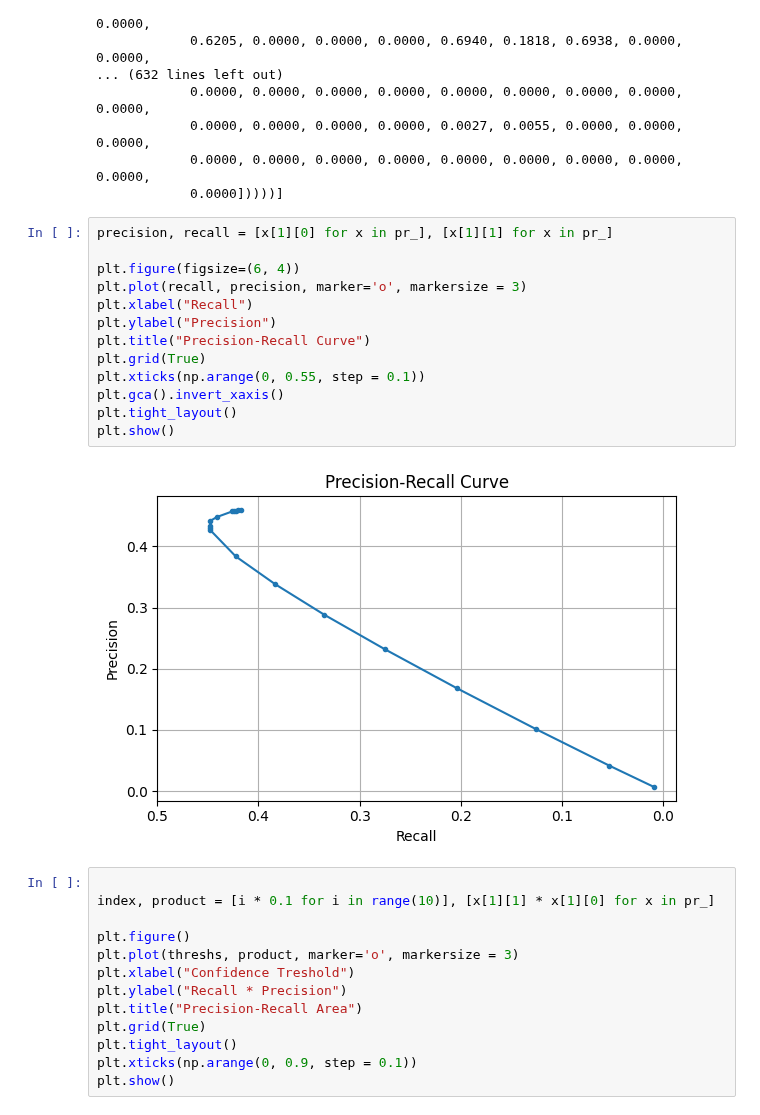
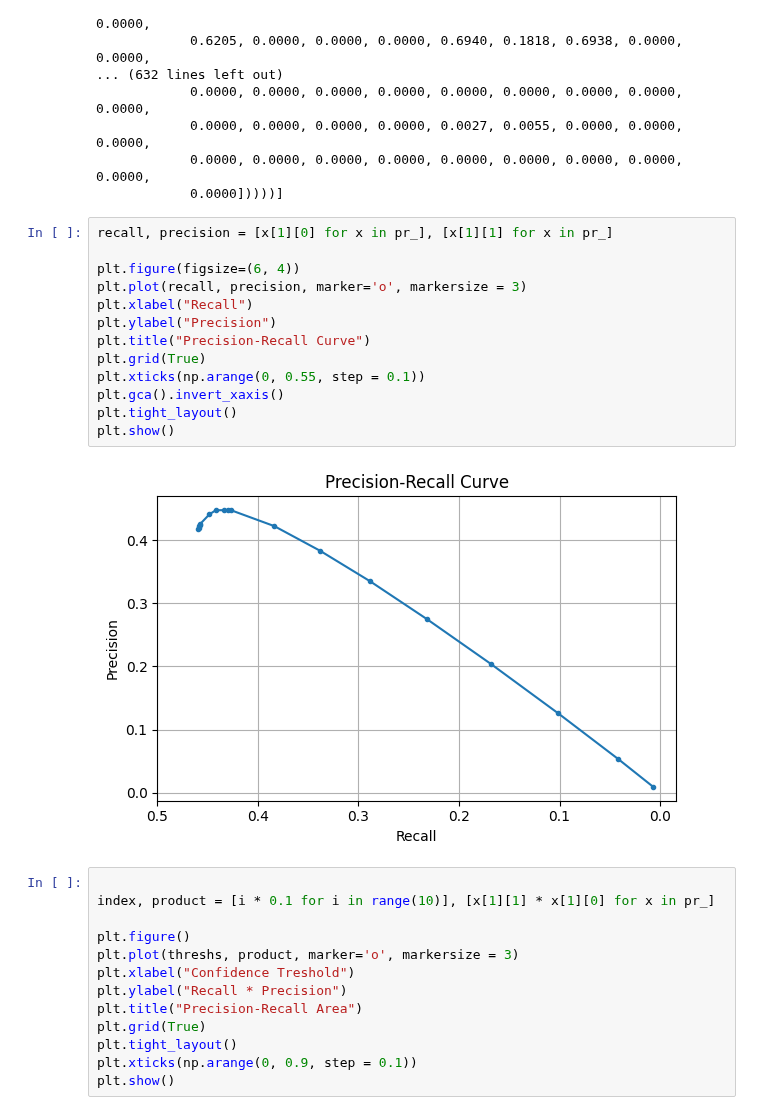
Before and after one commit to fusiongodo/yolo-score, a Jupyter notebook: model_and_training_evaluation.ipynb, the cells around one changed output. Cells and saved outputs as stored; diff of their text form.

Commit message:
Edit training plots.

```diff
--- a/model_and_training_evaluation.ipynb
+++ b/model_and_training_evaluation.ipynb
@@ -80,20 +80,20 @@ pr_
             0.0000, 0.0000, 0.0000, 0.0000, 0.0000, 0.0000, 0.0000, 0.0000, 0.0000,
             0.0000]))))]
 # %%
-precision, recall = [x[1][0] for x in pr_], [x[1][1] for x in pr_]
+recall, precision = [x[1][0] for x in pr_], [x[1][1] for x in pr_]
 
 plt.figure(figsize=(6, 4))
 plt.plot(recall, precision, marker='o', markersize = 3)
 plt.xlabel("Recall")
 plt.ylabel("Precision")
 plt.title("Precision-Recall Curve")
 plt.grid(True)
 plt.xticks(np.arange(0, 0.55, step = 0.1))
 plt.gca().invert_xaxis()
 plt.tight_layout()
 plt.show()
 # %% [output]
-[figure, old version]
+[figure, new version]
 # %%
 
 index, product = [i * 0.1 for i in range(10)], [x[1][1] * x[1][0] for x in pr_]
```
Also changed, not shown: 6 other files.
